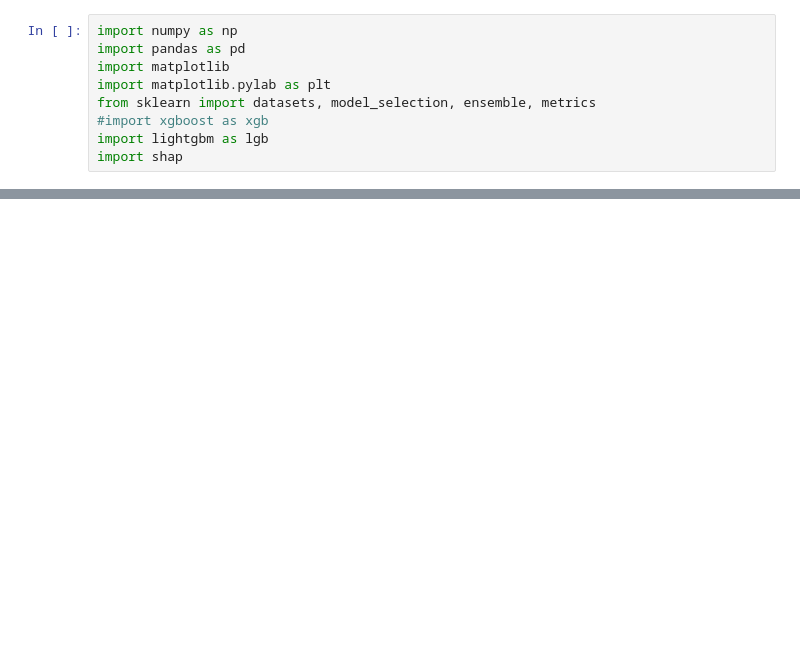
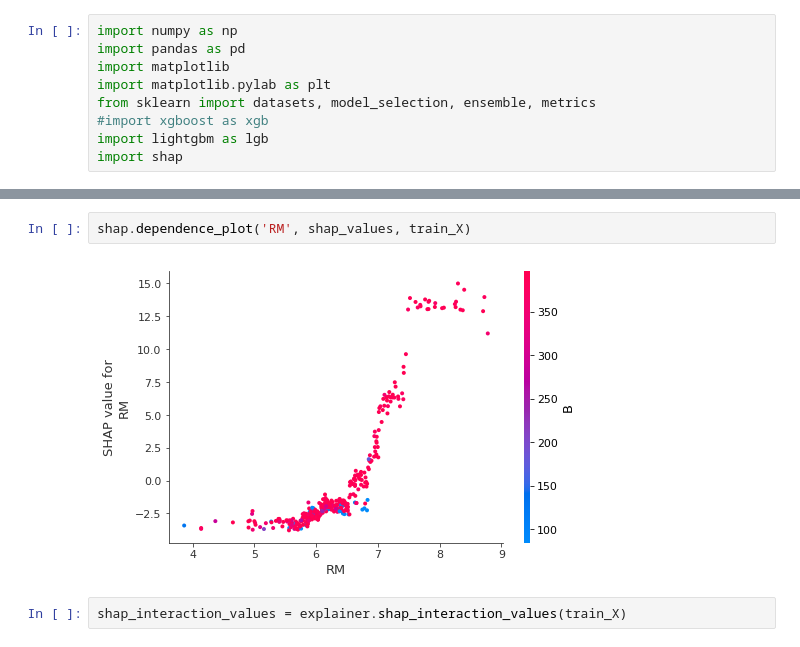
Before and after one commit to Gin04gh/datascience, a Jupyter notebook: samples_python/shap.ipynb, the cells around one changed output, grey strips where cells are left out. Cells and saved outputs as stored; diff of their text form; blank space fills up the shorter version.

```diff
--- a/samples_python/shap.ipynb
+++ b/samples_python/shap.ipynb
@@ -9,0 +81,6 @@ import shap
+# %%
+shap.dependence_plot('RM', shap_values, train_X)
+# %% [output]
+[figure, added]
+# %%
+shap_interaction_values = explainer.shap_interaction_values(train_X)
```
Also changed, not shown: parts of 19 cells of this notebook.
